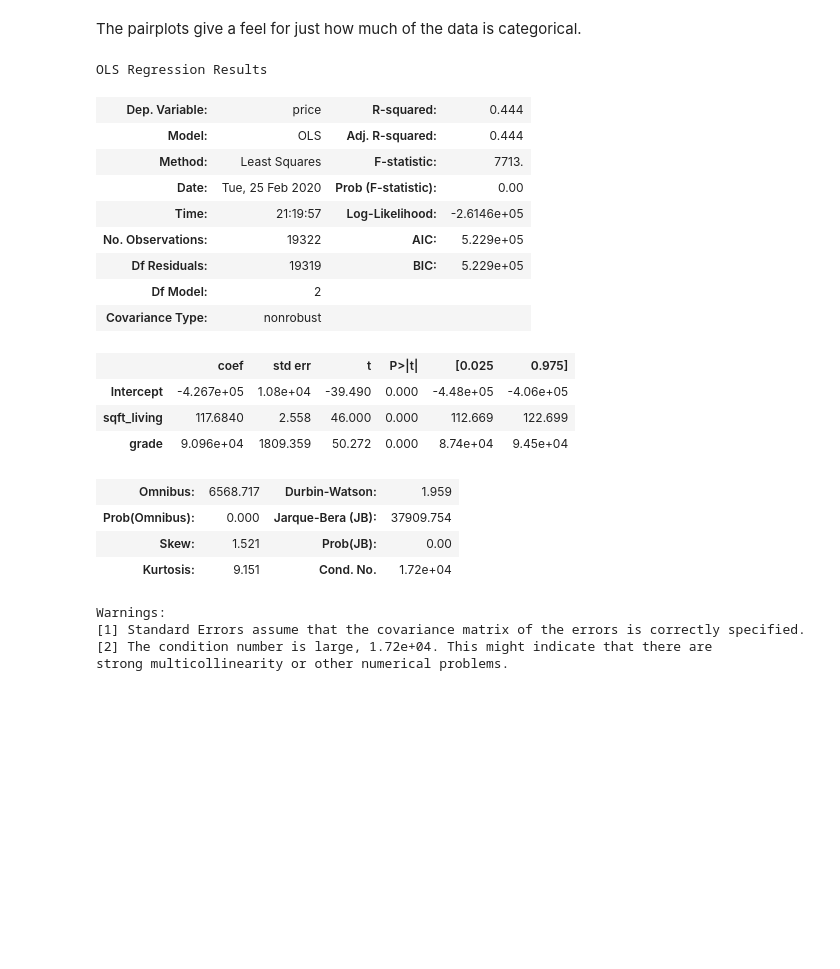
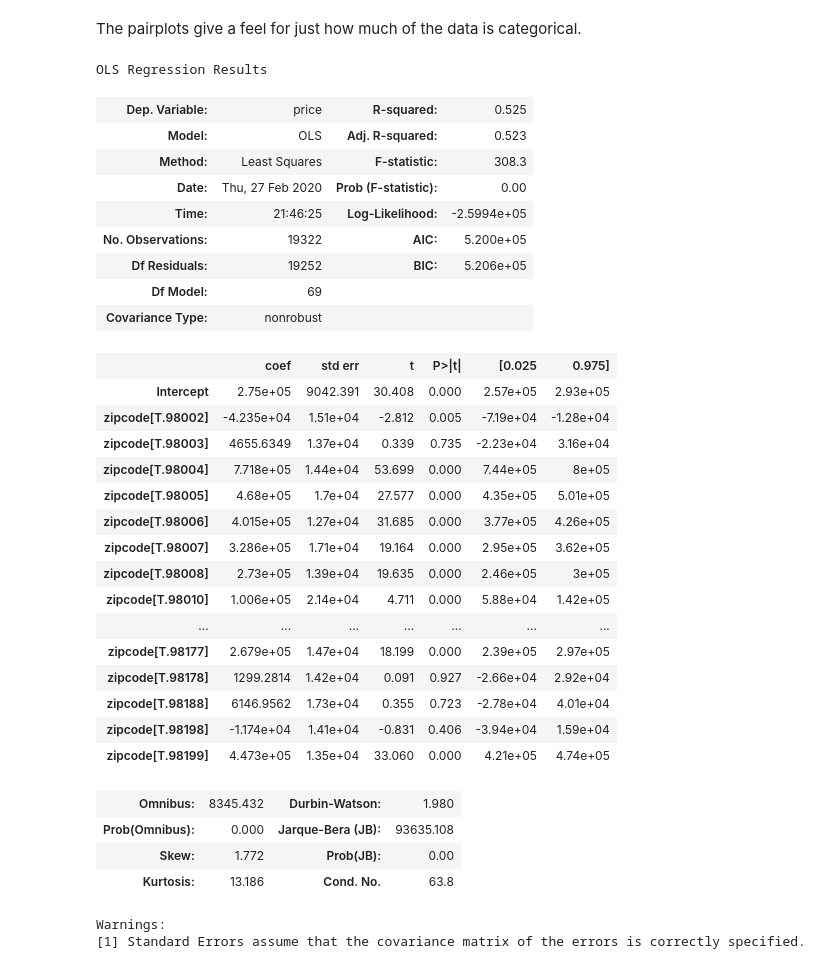
Before and after one commit to jammy-bot/dsc-mod-2-project-v2-1-online-ds-ft-120919, a Jupyter notebook: 3-model-and-conclude.ipynb, the cells around one changed output. Cells and saved outputs as stored; diff of their text form; code cells hidden in the pictures; blank space fills up the shorter version.

```diff
--- a/3-model-and-conclude.ipynb
+++ b/3-model-and-conclude.ipynb
@@ -131,8 +130,3 @@ This is a fairly clear indicator that `grade` and `sqft_living` are strong predi
 In consideration of processing time, we can at this point eliminate a few weak predictors for price. At the risk of contradicting myself, and at the expense of my curiosity, I think it is fair to eliminate anything below 0.1: that comprises `long`, `waterfront`, `condition`, and `sqft_lot`.
 # %% [markdown]
 ## Dropping weak correlations
-# %%
-# removing the `long`, `waterfront`, `condition`, and `sqft_lot` columns
-data_drops_df.drop(['long', 'waterfront', 'condition', 'sqft_lot'], axis=1, inplace=True)
-
-data_drops_df.columns
@@ -157,0 +148,5 @@ mod_df.head(2)
+# %%
+# removing the `long`, `waterfront`, `condition`, and `sqft_lot` columns
+mod_df.drop(['long', 'waterfront', 'condition', 'sqft_lot'], axis=1, inplace=True)
+
+mod_df.columns
@@ -238,0 +270,7 @@ The warning indicates strong multicollinearity. In addition, we have a skew of 1
+# %%
+# view some rows with various bathroom counts
+pd.set_option('display.max_rows', 20)
+display(hot_mod_df.iloc[70:77, :])
+
+# display bin column data type
+hot_mod_df.Baths.dtype
@@ -539,36 +805,45 @@ The pairplots give a feel for just how much of the data is categorical.
 # %%
 # set outcome ('target')
 outcome = 'price'
 # initialize variable for columns to submit to ols
-x_cols2 = ['sqft_living',
- 'grade']
+x_cols2 = ['zipcode']
 # define the formula to run the inputs
 predictors = '+'.join(x_cols2)
 formula = outcome + '~' + predictors
 
 # name the model request and compute a summary
 model2 = ols(formula=formula, data=mod_df).fit()
 model2.summary()
 # %% [output]
 OLS Regression Results
-| Dep. Variable: | price | R-squared: | 0.444 |
-| Model: | OLS | Adj. R-squared: | 0.444 |
-| Method: | Least Squares | F-statistic: | 7713. |
-| Date: | Tue, 25 Feb 2020 | Prob (F-statistic): | 0.00 |
-| Time: | 21:19:57 | Log-Likelihood: | -2.6146e+05 |
-| No. Observations: | 19322 | AIC: | 5.229e+05 |
-| Df Residuals: | 19319 | BIC: | 5.229e+05 |
-| Df Model: | 2 |  |  |
+| Dep. Variable: | price | R-squared: | 0.525 |
+| Model: | OLS | Adj. R-squared: | 0.523 |
+| Method: | Least Squares | F-statistic: | 308.3 |
+| Date: | Thu, 27 Feb 2020 | Prob (F-statistic): | 0.00 |
+| Time: | 21:46:25 | Log-Likelihood: | -2.5994e+05 |
+| No. Observations: | 19322 | AIC: | 5.200e+05 |
+| Df Residuals: | 19252 | BIC: | 5.206e+05 |
+| Df Model: | 69 |  |  |
 | Covariance Type: | nonrobust |  |  |
 |  | coef | std err | t | P>|t| | [0.025 | 0.975] |
-| Intercept | -4.267e+05 | 1.08e+04 | -39.490 | 0.000 | -4.48e+05 | -4.06e+05 |
-| sqft_living | 117.6840 | 2.558 | 46.000 | 0.000 | 112.669 | 122.699 |
-| grade | 9.096e+04 | 1809.359 | 50.272 | 0.000 | 8.74e+04 | 9.45e+04 |
+| Intercept | 2.75e+05 | 9042.391 | 30.408 | 0.000 | 2.57e+05 | 2.93e+05 |
+| zipcode[T.98002] | -4.235e+04 | 1.51e+04 | -2.812 | 0.005 | -7.19e+04 | -1.28e+04 |
+| zipcode[T.98003] | 4655.6349 | 1.37e+04 | 0.339 | 0.735 | -2.23e+04 | 3.16e+04 |
+| zipcode[T.98004] | 7.718e+05 | 1.44e+04 | 53.699 | 0.000 | 7.44e+05 | 8e+05 |
+| zipcode[T.98005] | 4.68e+05 | 1.7e+04 | 27.577 | 0.000 | 4.35e+05 | 5.01e+05 |
+| zipcode[T.98006] | 4.015e+05 | 1.27e+04 | 31.685 | 0.000 | 3.77e+05 | 4.26e+05 |
+| zipcode[T.98007] | 3.286e+05 | 1.71e+04 | 19.164 | 0.000 | 2.95e+05 | 3.62e+05 |
+| zipcode[T.98008] | 2.73e+05 | 1.39e+04 | 19.635 | 0.000 | 2.46e+05 | 3e+05 |
+| zipcode[T.98010] | 1.006e+05 | 2.14e+04 | 4.711 | 0.000 | 5.88e+04 | 1.42e+05 |
+| ... | ... | ... | ... | ... | ... | ... |
+| zipcode[T.98177] | 2.679e+05 | 1.47e+04 | 18.199 | 0.000 | 2.39e+05 | 2.97e+05 |
+| zipcode[T.98178] | 1299.2814 | 1.42e+04 | 0.091 | 0.927 | -2.66e+04 | 2.92e+04 |
+| zipcode[T.98188] | 6146.9562 | 1.73e+04 | 0.355 | 0.723 | -2.78e+04 | 4.01e+04 |
+| zipcode[T.98198] | -1.174e+04 | 1.41e+04 | -0.831 | 0.406 | -3.94e+04 | 1.59e+04 |
+| zipcode[T.98199] | 4.473e+05 | 1.35e+04 | 33.060 | 0.000 | 4.21e+05 | 4.74e+05 |
-| Omnibus: | 6568.717 | Durbin-Watson: | 1.959 |
-| Prob(Omnibus): | 0.000 | Jarque-Bera (JB): | 37909.754 |
-| Skew: | 1.521 | Prob(JB): | 0.00 |
-| Kurtosis: | 9.151 | Cond. No. | 1.72e+04 |
+| Omnibus: | 8345.432 | Durbin-Watson: | 1.980 |
+| Prob(Omnibus): | 0.000 | Jarque-Bera (JB): | 93635.108 |
+| Skew: | 1.772 | Prob(JB): | 0.00 |
+| Kurtosis: | 13.186 | Cond. No. | 63.8 |
 Warnings:
 [1] Standard Errors assume that the covariance matrix of the errors is correctly specified.
-[2] The condition number is large, 1.72e+04. This might indicate that there are
-strong multicollinearity or other numerical problems.
```
Also changed, not shown: parts of 49 cells of this notebook.
